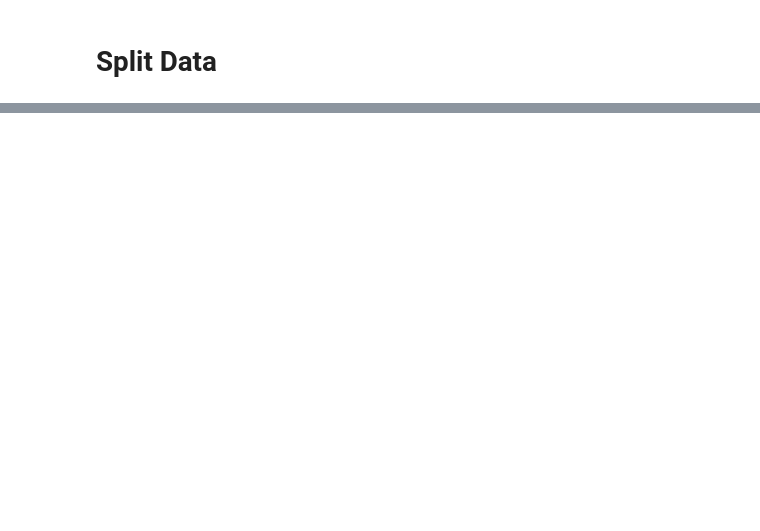
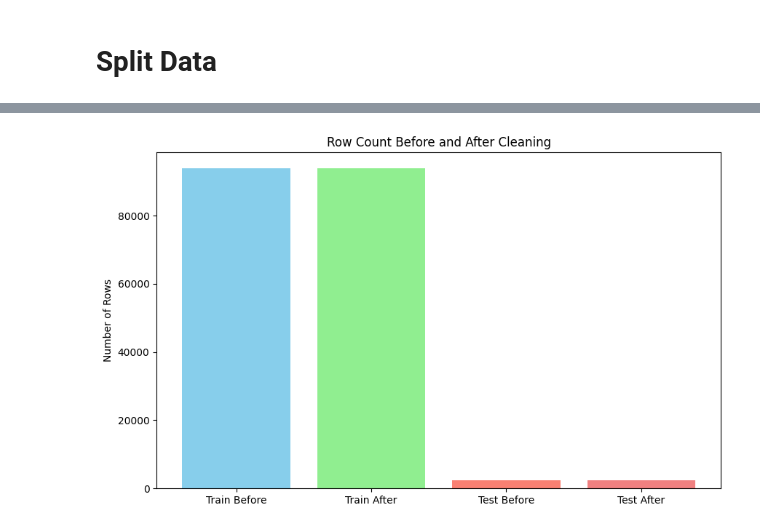
Before and after one commit to BashairAlsadhan/NLP-project, a Jupyter notebook: LogesticRegression.ipynb, the cells around one changed output, grey strips where cells are left out. Drawn from its saved outputs; the diff is of its cells as text; code cells hidden in the pictures; blank space fills up the shorter version.

```diff
--- a/LogesticRegression.ipynb
+++ b/LogesticRegression.ipynb
@@ -27,0 +295,95 @@ train_x.head()
+# %%
+import pandas as pd
+import numpy as np
+from sklearn.model_selection import train_test_split
+from sklearn.feature_extraction.text import TfidfVectorizer
+from sklearn.linear_model import LogisticRegression
+from sklearn.pipeline import Pipeline
+from sklearn.metrics import classification_report, accuracy_score
+from sklearn.preprocessing import LabelEncoder
+
+# Assuming you have DataFrames named 'train' and 'test' loaded
+# If not, load them first:
+train = pd.read_csv("dataset/train.csv")
+test = pd.read_csv("dataset/test.csv")
+
+
+# 📊 Show initial row counts
+print(f"Initial training rows: {len(train)}")
+print(f"Initial test rows: {len(test)}")
+
+# 🧹 Drop rows with missing values
+train.dropna(subset=['ProcessedText', 'SpeakerDialect'], inplace=True)
+test.dropna(subset=['ProcessedText', 'SpeakerDialect'], inplace=True)
+
+# 📊 Show counts after cleaning
+print(f"After cleaning training rows: {len(train)}")
+print(f"After cleaning test rows: {len(test)}")
+
+# 📉 Plot bar chart for row count comparison
+plt.figure(figsize=(10, 6))
+plt.bar(['Train Before', 'Train After'], [len(train) + train.isnull().sum().sum(), len(train)], color=['skyblue', 'lightgreen'])
+plt.bar(['Test Before', 'Test After'], [len(test) + test.isnull().sum().sum(), len(test)], color=['salmon', 'lightcoral'])
+plt.title("Row Count Before and After Cleaning")
+plt.ylabel("Number of Rows")
+plt.show()
+
+# 🧼 Apply Arabic text cleaning
+train['ProcessedText'] = train['ProcessedText'].astype(str).apply(clean_arabic_text)
+test['ProcessedText'] = test['ProcessedText'].astype(str).apply(clean_arabic_text)
+# 1. Data Preparation
+# Split into features and target
+train_x = train['ProcessedText']
+train_y = train['SpeakerDialect']
+test_x = test['ProcessedText']
+test_y = test['SpeakerDialect']
+
+# Encode labels if they're not already numerical
+label_encoder = LabelEncoder()
+train_y_encoded = label_encoder.fit_transform(train_y)
+test_y_encoded = label_encoder.transform(test_y)
+
+# 2. Text Preprocessing Pipeline
+# For Arabic text, we'll use basic preprocessing and TF-IDF
+# You might want to add more sophisticated Arabic-specific preprocessing
+
+preprocessing_pipeline = Pipeline([
+    ('tfidf', TfidfVectorizer(
+        max_features=10000,  # You can adjust this
+        ngram_range=(1, 2),  # Using unigrams and bigrams
+    )),
+])
+
+# 3. Model Training Pipeline
+model_pipeline = Pipeline([
+    ('preprocessing', preprocessing_pipeline),
+    ('classifier', LogisticRegression(
+        max_iter=1000,  # Increase if needed
+        multi_class='multinomial',  # For multi-class problems
+        solver='lbfgs',  # Good for multiclass
+        class_weight='balanced'  # Helps with imbalanced classes
+    ))
+])
+
+# 4. Train the model
+model_pipeline.fit(train_x, train_y_encoded)
+
+# 5. Evaluate on test set
+test_predictions = model_pipeline.predict(test_x)
+test_probabilities = model_pipeline.predict_proba(test_x)
+
+# 6. Print evaluation metrics
+print("Test Accuracy:", accuracy_score(test_y_encoded, test_predictions))
+print("\nClassification Report:")
+print(classification_report(test_y_encoded, test_predictions,
+                           target_names=label_encoder.classes_))
+
+# 7. (Optional) Save the model for later use
+#import joblib
+#joblib.dump(model_pipeline, 'dialect_classifier.pkl')
+#joblib.dump(label_encoder, 'label_encoder.pkl')
+
+# To load later:
+# model_pipeline = joblib.load('dialect_classifier.pkl')
+# label_encoder = joblib.load('label_encoder.pkl')
+# %% [output]
@@ -27,0 +394 @@ train_x.head()
+[figure, added]
```
Also changed, not shown: parts of 7 cells of this notebook.
